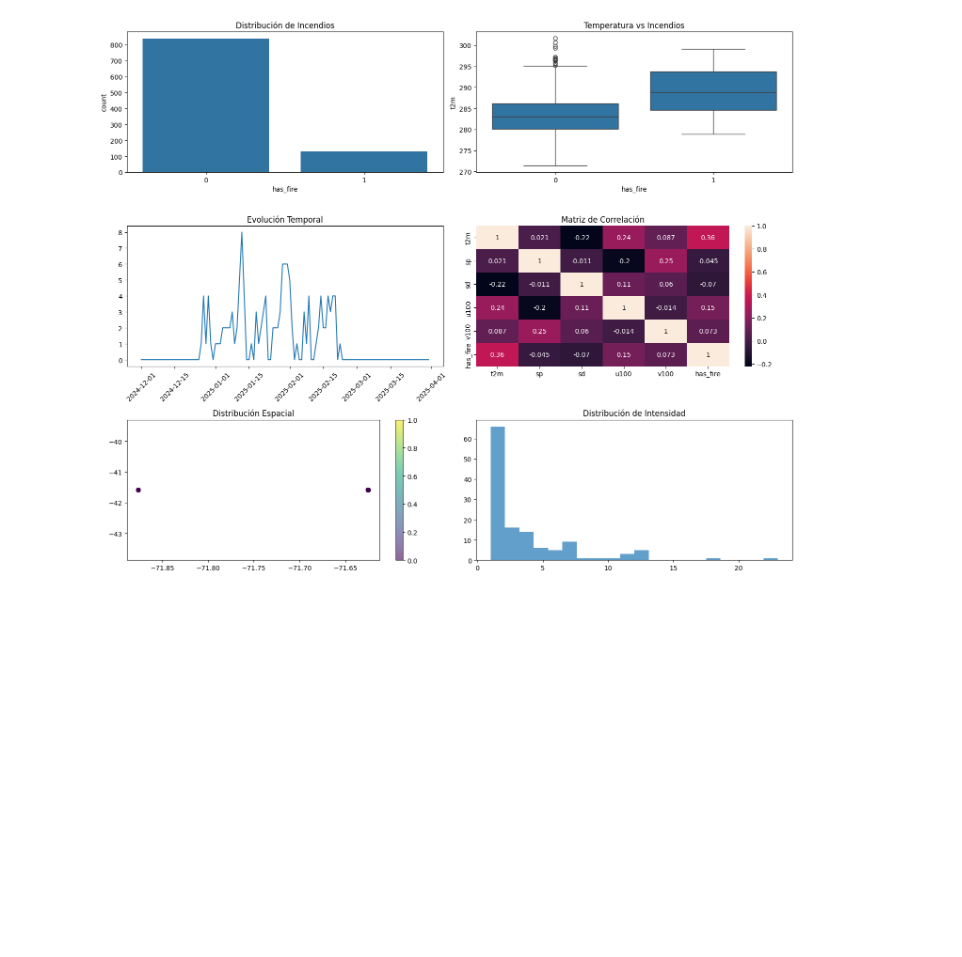
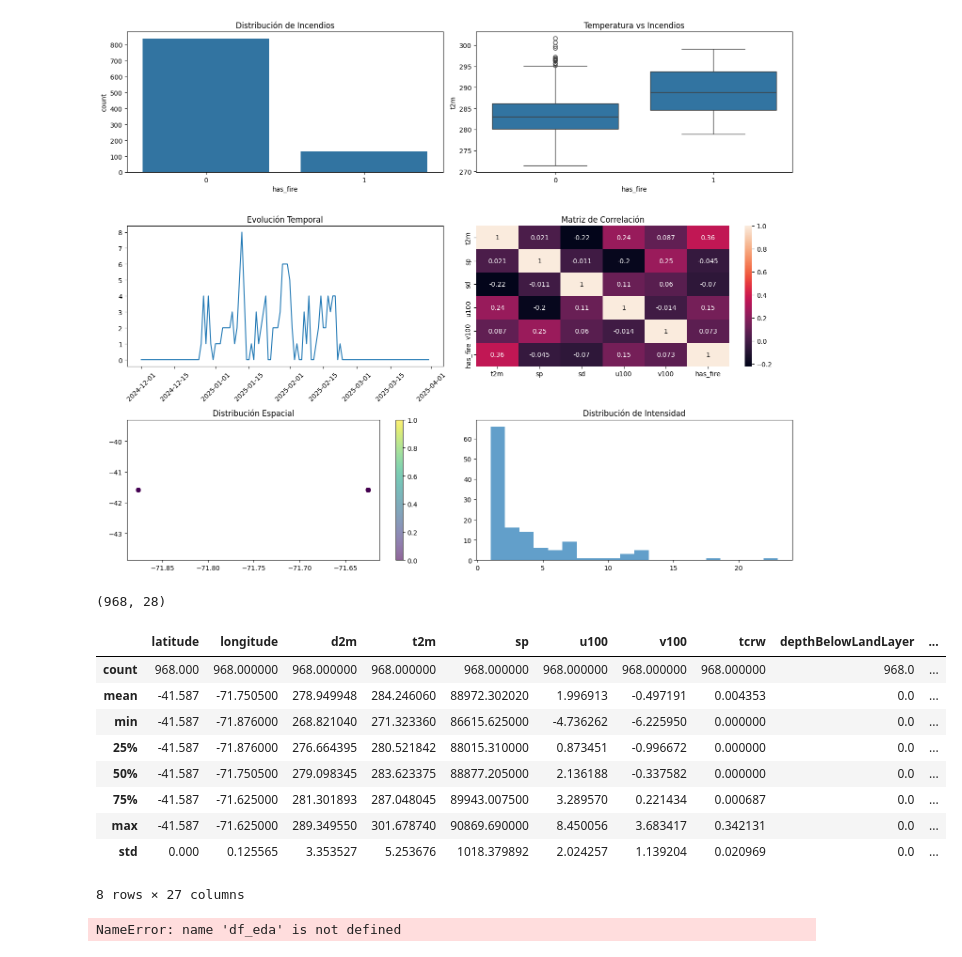
Before and after one commit to HunterCitto/199---Seminario-Final, a Jupyter notebook: notebooks/Seminario Final.ipynb, the cells around one changed output. Drawn from its saved outputs; the diff is of its cells as text; code cells hidden in the pictures; blank space fills up the shorter version.

```diff
--- a/notebooks/Seminario Final.ipynb
+++ b/notebooks/Seminario Final.ipynb
@@ -440,3 +545,25 @@ Total registros: 968
 Registros con incendios: 129 (13.33%)
 Variables disponibles: ['time', 'latitude', 'longitude', 'd2m', 't2m', 'sp', 'u100', 'v100', 'tcrw', 'depthBelowLandLayer', 'stl1', 'slt', 'swvl1', 'cvh', 'lai_hv', 'lai_lv', 'cvl', 'tvh', 'tvl', 'sd' ...
 [figure]
+# %%
+df_eda.shape
+# %% [output]
+(968, 28)
+# %%
+df_eda = df.copy()
+df_eda.describe()
+# %% [output]
+|  | latitude | longitude | d2m | t2m | sp | u100 | v100 | tcrw | depthBelowLandLayer | ... |
+| count | 968.000 | 968.000000 | 968.000000 | 968.000000 | 968.000000 | 968.000000 | 968.000000 | 968.000000 | 968.0 | ... |
+| mean | -41.587 | -71.750500 | 278.949948 | 284.246060 | 88972.302020 | 1.996913 | -0.497191 | 0.004353 | 0.0 | ... |
+| min | -41.587 | -71.876000 | 268.821040 | 271.323360 | 86615.625000 | -4.736262 | -6.225950 | 0.000000 | 0.0 | ... |
+| 25% | -41.587 | -71.876000 | 276.664395 | 280.521842 | 88015.310000 | 0.873451 | -0.996672 | 0.000000 | 0.0 | ... |
+| 50% | -41.587 | -71.750500 | 279.098345 | 283.623375 | 88877.205000 | 2.136188 | -0.337582 | 0.000000 | 0.0 | ... |
+| 75% | -41.587 | -71.625000 | 281.301893 | 287.048045 | 89943.007500 | 3.289570 | 0.221434 | 0.000687 | 0.0 | ... |
+| max | -41.587 | -71.625000 | 289.349550 | 301.678740 | 90869.690000 | 8.450056 | 3.683417 | 0.342131 | 0.0 | ... |
+| std | 0.000 | 0.125565 | 3.353527 | 5.253676 | 1018.379892 | 2.024257 | 1.139204 | 0.020969 | 0.0 | ... |
+8 rows × 27 columns
+# %%
+df_eda[df_eda['acq_datetime'] > pd.Timestamp('2024-12-26 18:00:00')].head(30)
+# %% [output]
+NameError: name 'df_eda' is not defined
```
Also changed, not shown: parts of 6 cells of this notebook, 2 other files.
